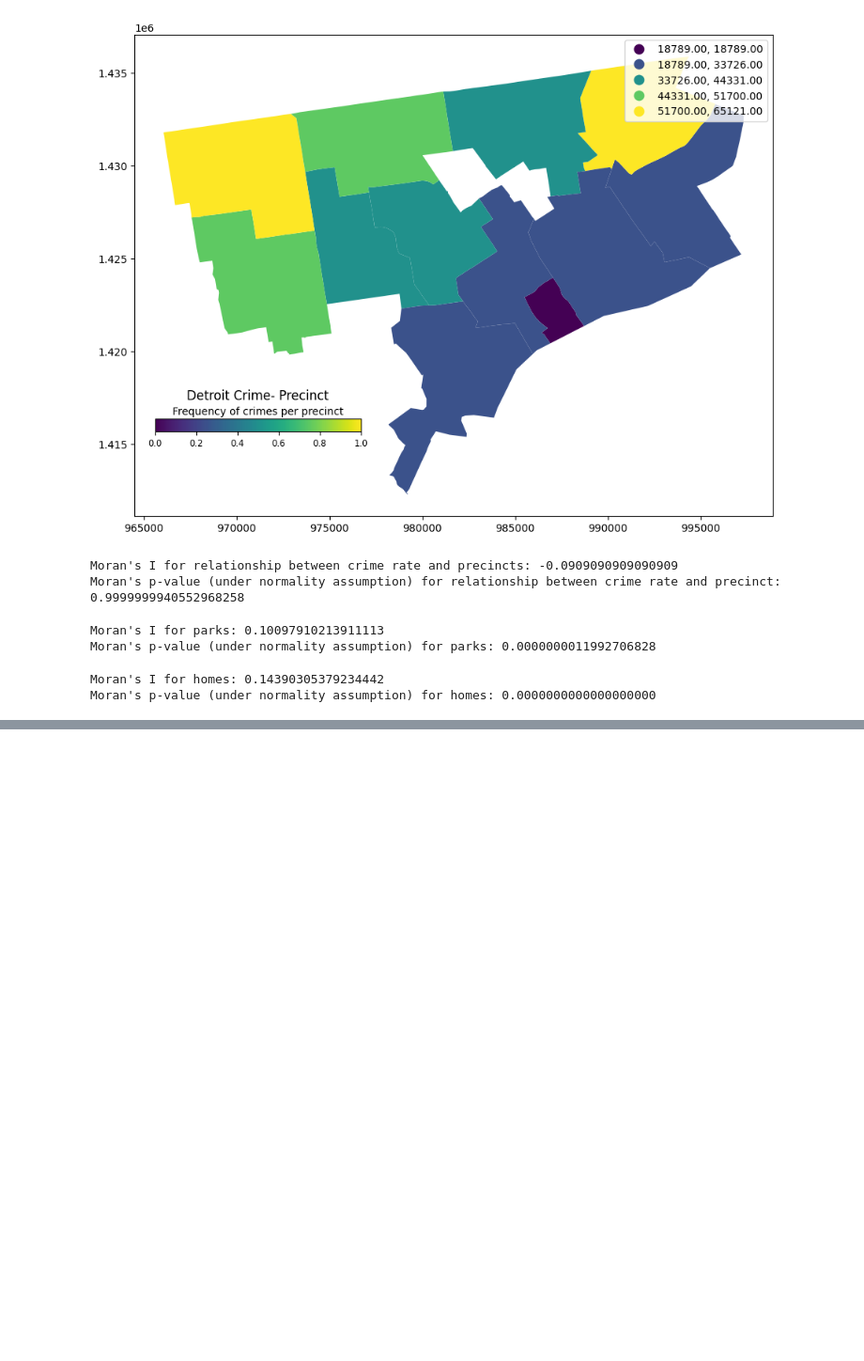
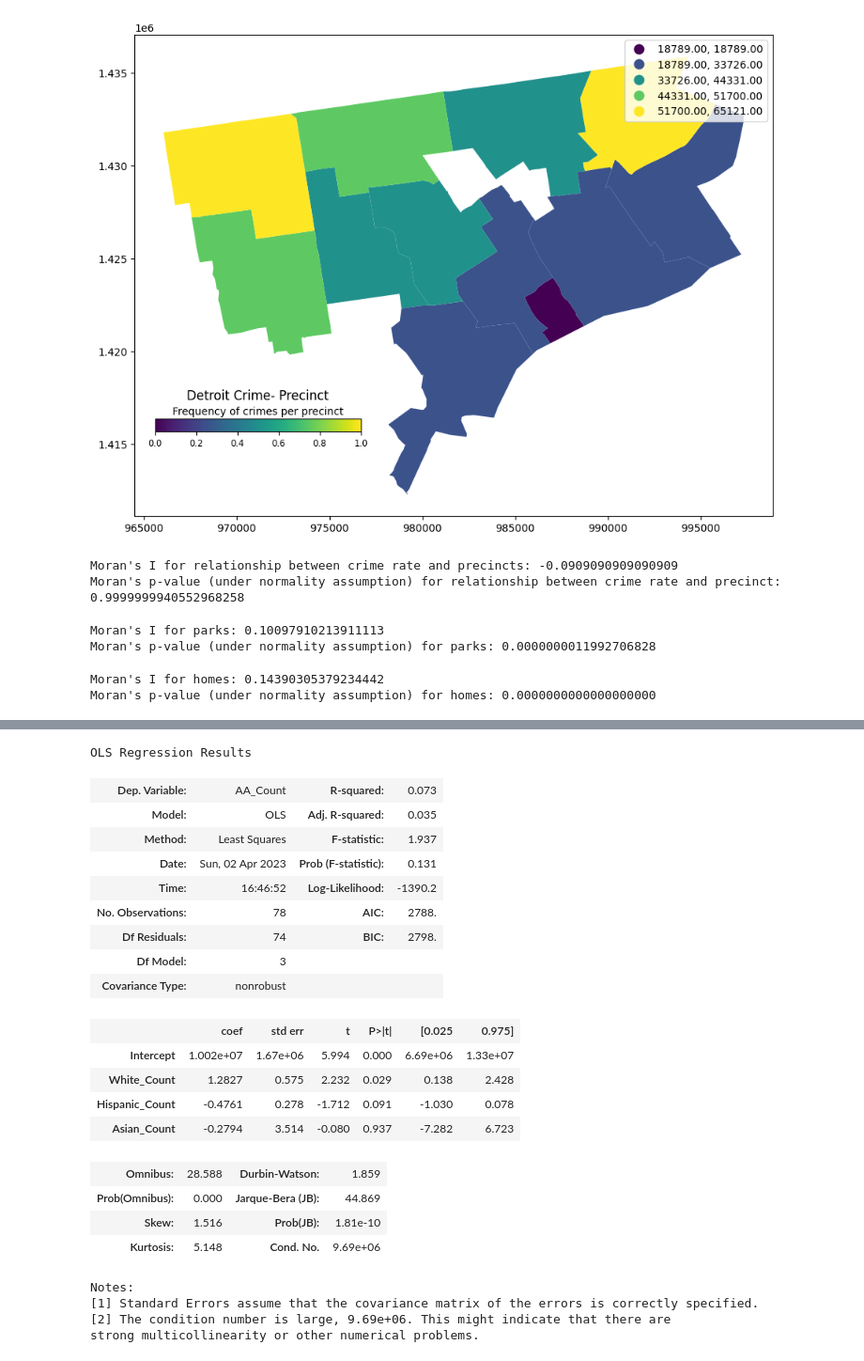
Before and after one commit to Icejuiceisgood/policeDataSet330Final, a Jupyter notebook: detroit_crimes.ipynb, the cells around one changed output, grey strips where cells are left out. Shown at 94% size. Saved outputs shown, nothing was run; the diff lists cells and outputs as text; code cells hidden in the pictures; blank space fills up the shorter version.

```diff
--- a/detroit_crimes.ipynb
+++ b/detroit_crimes.ipynb
@@ -303,0 +373,32 @@ strong multicollinearity problems or that the design matrix is singular.
+# %%
+# Question #7: Does there tend to be a trend in which some racial populations are impacted by the population of other races in the neighborhood?
+# Combines 2 or more data frames
+# Use of groupby and aggregate functions
+# Spatial analysis requiring sjoin
+model = smf.ols('AA_Count ~ White_Count + Hispanic_Count + Asian_Count', data=neighborhood_race)
+result=model.fit()
+result.summary()
+# %% [output]
+OLS Regression Results
+| Dep. Variable: | AA_Count | R-squared: | 0.073 |
+| Model: | OLS | Adj. R-squared: | 0.035 |
+| Method: | Least Squares | F-statistic: | 1.937 |
+| Date: | Sun, 02 Apr 2023 | Prob (F-statistic): | 0.131 |
+| Time: | 16:46:52 | Log-Likelihood: | -1390.2 |
+| No. Observations: | 78 | AIC: | 2788. |
+| Df Residuals: | 74 | BIC: | 2798. |
+| Df Model: | 3 |  |  |
+| Covariance Type: | nonrobust |  |  |
+|  | coef | std err | t | P>|t| | [0.025 | 0.975] |
+| Intercept | 1.002e+07 | 1.67e+06 | 5.994 | 0.000 | 6.69e+06 | 1.33e+07 |
+| White_Count | 1.2827 | 0.575 | 2.232 | 0.029 | 0.138 | 2.428 |
+| Hispanic_Count | -0.4761 | 0.278 | -1.712 | 0.091 | -1.030 | 0.078 |
+| Asian_Count | -0.2794 | 3.514 | -0.080 | 0.937 | -7.282 | 6.723 |
+| Omnibus: | 28.588 | Durbin-Watson: | 1.859 |
+| Prob(Omnibus): | 0.000 | Jarque-Bera (JB): | 44.869 |
+| Skew: | 1.516 | Prob(JB): | 1.81e-10 |
+| Kurtosis: | 5.148 | Cond. No. | 9.69e+06 |
+Notes:
+[1] Standard Errors assume that the covariance matrix of the errors is correctly specified.
+[2] The condition number is large, 9.69e+06. This might indicate that there are
+strong multicollinearity or other numerical problems.
```
Also changed, not shown: parts of 15 cells of this notebook, 5 other files.
